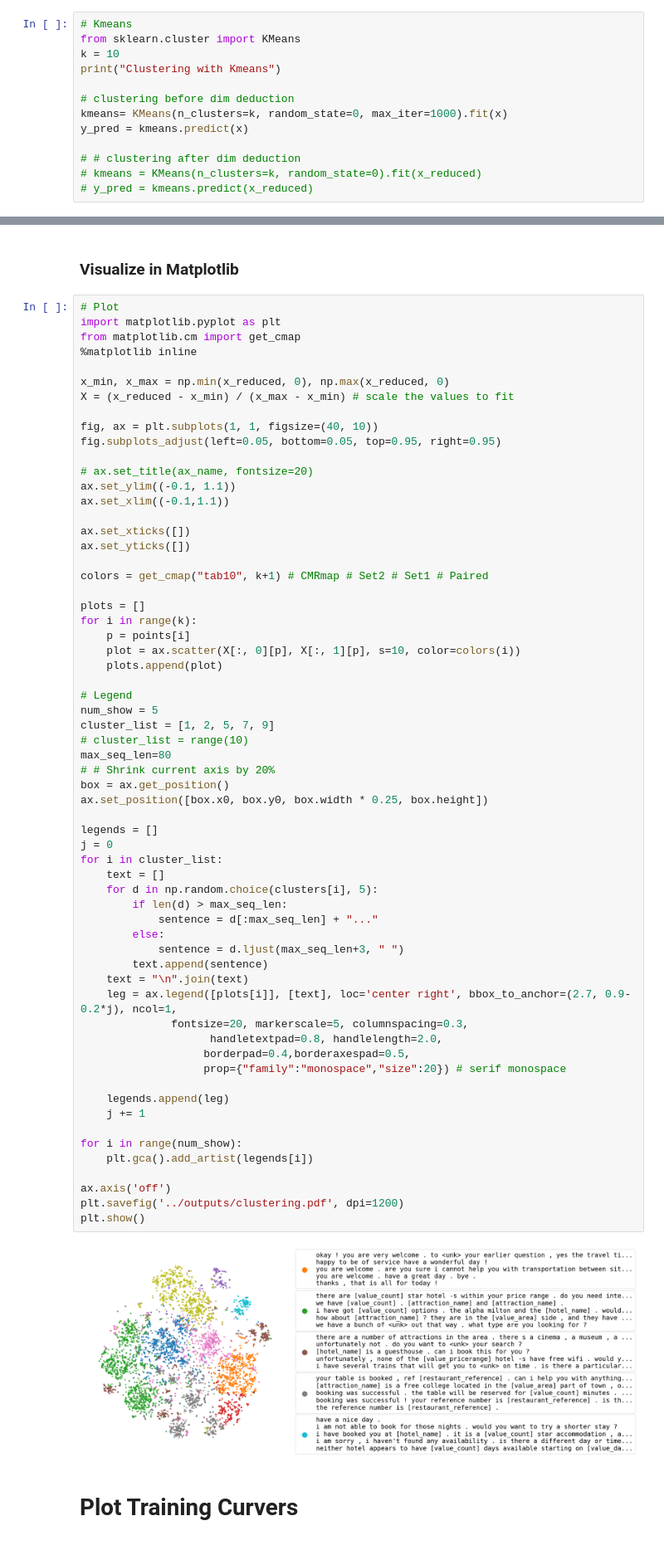
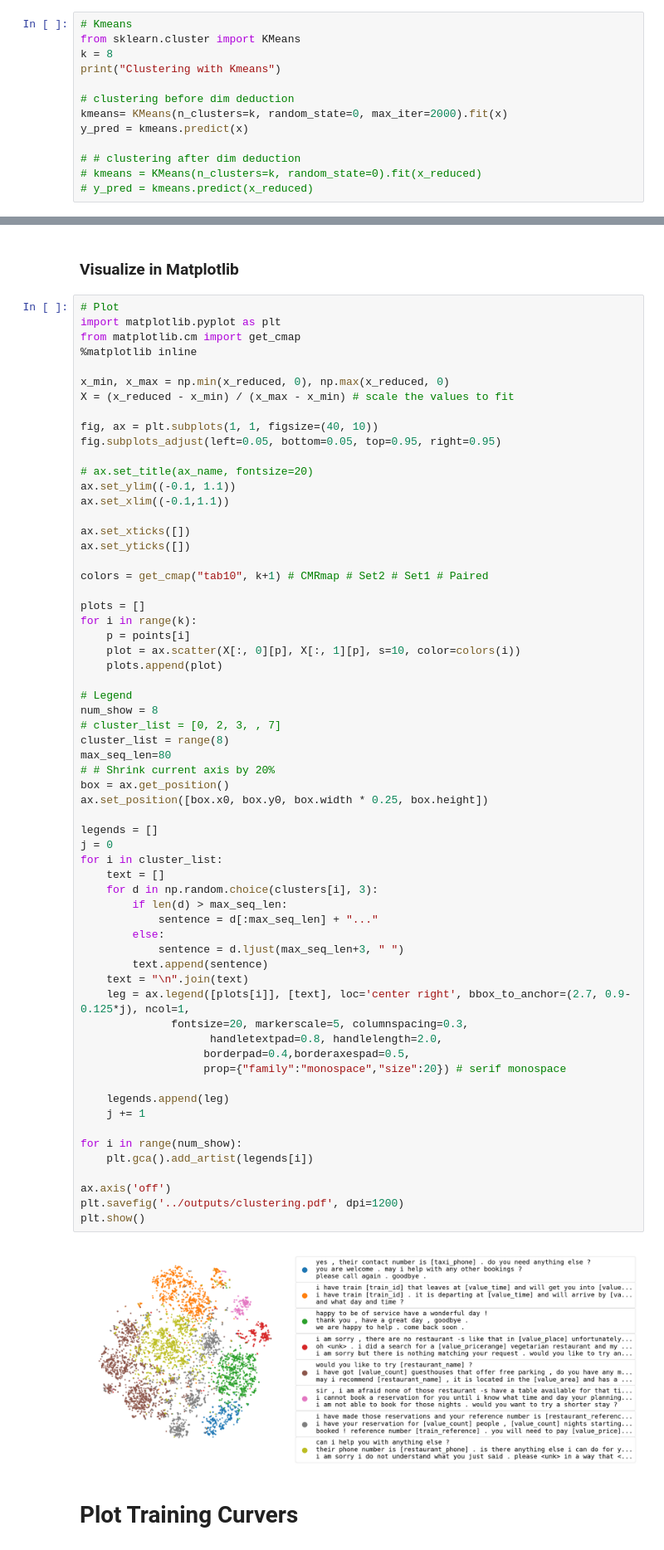
Before and after one commit to mikezhang95/HDNO, a Jupyter notebook: visualize/plot_benchmark.ipynb, the cells around one changed output, grey strips where cells are left out. Shown at 83% size. Cells and saved outputs as stored; diff of their text form.

```diff
--- a/visualize/plot_benchmark.ipynb
+++ b/visualize/plot_benchmark.ipynb
@@ -43,11 +43,11 @@ Computing tSNE projection
 # %%
 # Kmeans
 from sklearn.cluster import KMeans
-k = 10
+k = 8
 print("Clustering with Kmeans")
 
 # clustering before dim deduction
-kmeans= KMeans(n_clusters=k, random_state=0, max_iter=1000).fit(x)
+kmeans= KMeans(n_clusters=k, random_state=0, max_iter=2000).fit(x)
 y_pred = kmeans.predict(x)
 
 # # clustering after dim deduction
@@ -103,42 +103,42 @@ for i in range(k):
     plots.append(plot)
 
 # Legend
-num_show = 5
-cluster_list = [1, 2, 5, 7, 9]
-# cluster_list = range(10)
+num_show = 8
+# cluster_list = [0, 2, 3, , 7]
+cluster_list = range(8)
 max_seq_len=80
 # # Shrink current axis by 20%
 box = ax.get_position()
 ax.set_position([box.x0, box.y0, box.width * 0.25, box.height])
 
 legends = []
 j = 0
 for i in cluster_list:
     text = []
-    for d in np.random.choice(clusters[i], 5):
+    for d in np.random.choice(clusters[i], 3):
         if len(d) > max_seq_len:
             sentence = d[:max_seq_len] + "..."
         else:
             sentence = d.ljust(max_seq_len+3, " ")
         text.append(sentence)
     text = "\n".join(text)
-    leg = ax.legend([plots[i]], [text], loc='center right', bbox_to_anchor=(2.7, 0.9-0.2*j), ncol=1,
+    leg = ax.legend([plots[i]], [text], loc='center right', bbox_to_anchor=(2.7, 0.9-0.125*j), ncol=1,
               fontsize=20, markerscale=5, columnspacing=0.3,
                     handletextpad=0.8, handlelength=2.0,
                    borderpad=0.4,borderaxespad=0.5,
                    prop={"family":"monospace","size":20}) # serif monospace
 
     legends.append(leg)
     j += 1
 
 for i in range(num_show):
     plt.gca().add_artist(legends[i])
 
 ax.axis('off')
 plt.savefig('../outputs/clustering.pdf', dpi=1200)
 plt.show()
 # %% [output]
-[figure, old version]
+[figure, new version]
 # %% [markdown]
 # Plot Training Curvers
 # %%
```
